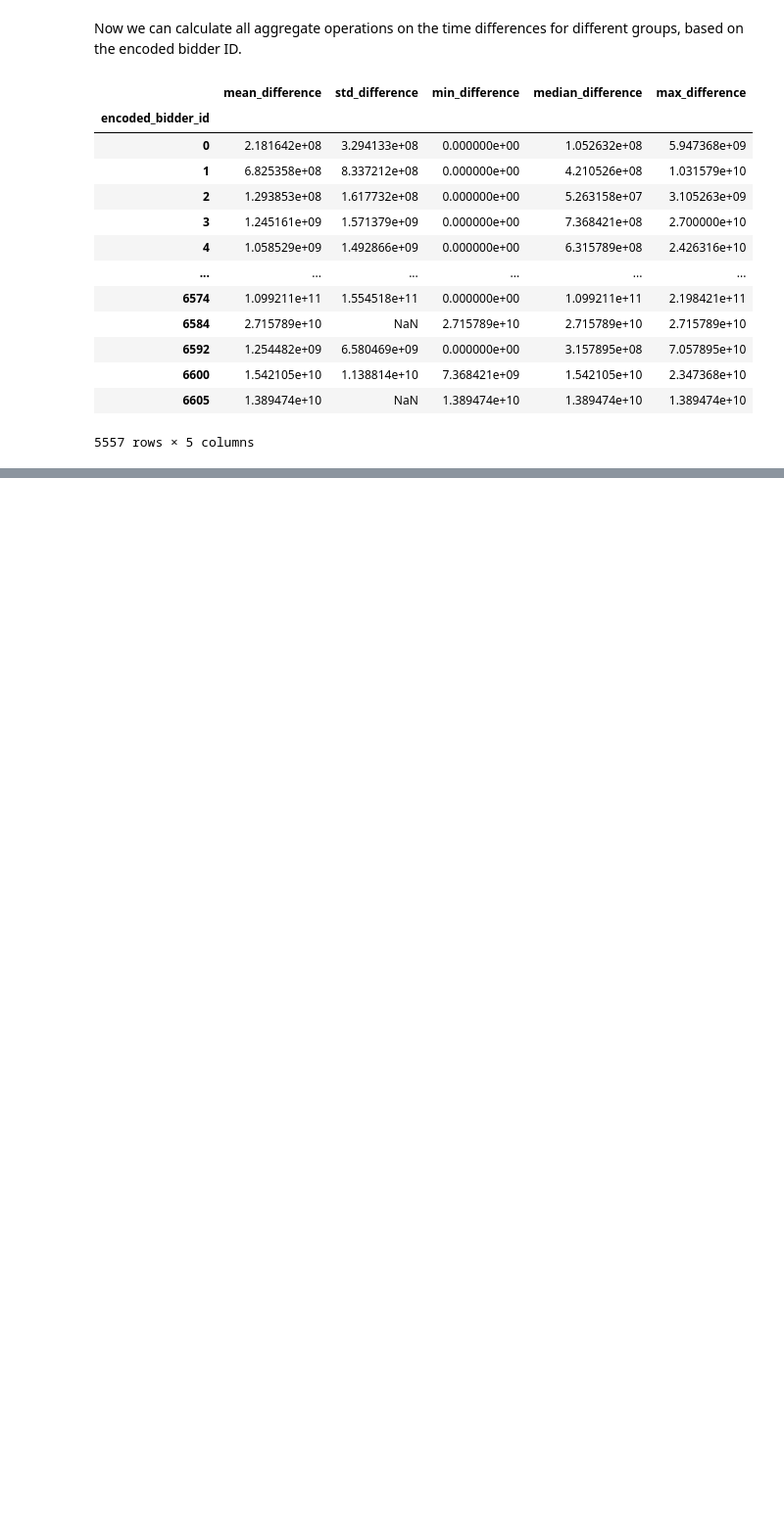
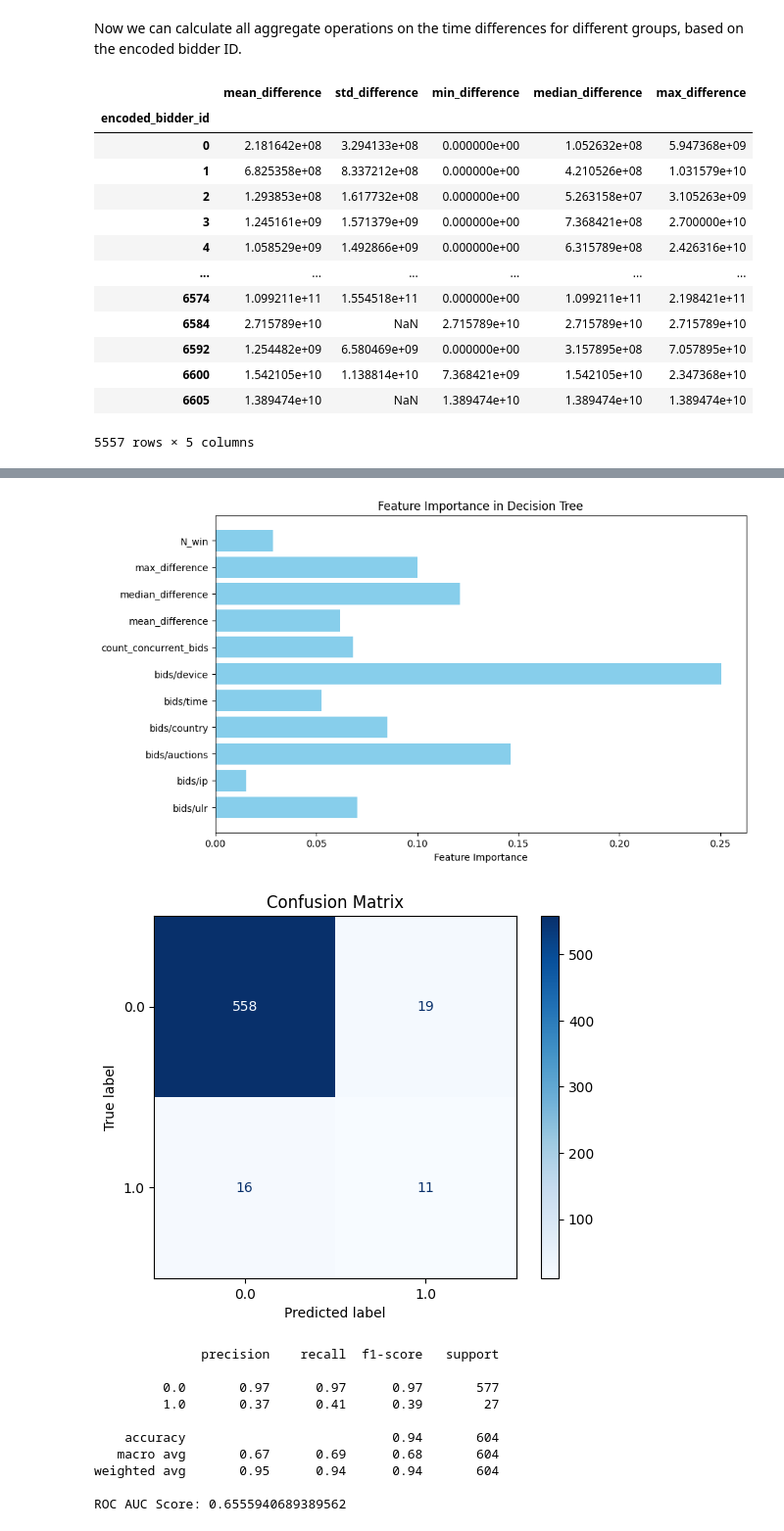
Before and after one commit to trueilorp/Bidder-classification, a Jupyter notebook: RF/note5.ipynb, the cells around one changed output, grey strips where cells are left out. Shown at 98% size. Drawn from its saved outputs; the diff is of its cells as text; code cells hidden in the pictures; blank space fills up the shorter version.

```diff
--- a/RF/note5.ipynb
+++ b/RF/note5.ipynb
@@ -233,0 +334,18 @@ def decision_tree_for_feature_importances(df_train_bidder):
+# %%
+df_train_bidder = df_train_bidder.drop(['min_difference','std_difference', 'N_url', 'N_bids', 'N_ip', 'N_country', 'N_time','N_merchandise', 'N_auctions', 'N_device'],axis=1)
+# %%
+df = df_train_bidder.drop(['encoded_bidder_id'],axis=1,inplace=False)
+decision_tree_for_feature_importances(df)
+# %% [output]
+[figure, added]
+[figure, added]
+              precision    recall  f1-score   support
+
+         0.0       0.97      0.97      0.97       577
+         1.0       0.37      0.41      0.39        27
+
+    accuracy                           0.94       604
+   macro avg       0.67      0.69      0.68       604
+weighted avg       0.95      0.94      0.94       604
+
+ROC AUC Score: 0.6555940689389562
```
Also changed, not shown: parts of 17 cells of this notebook, 2 other files.
